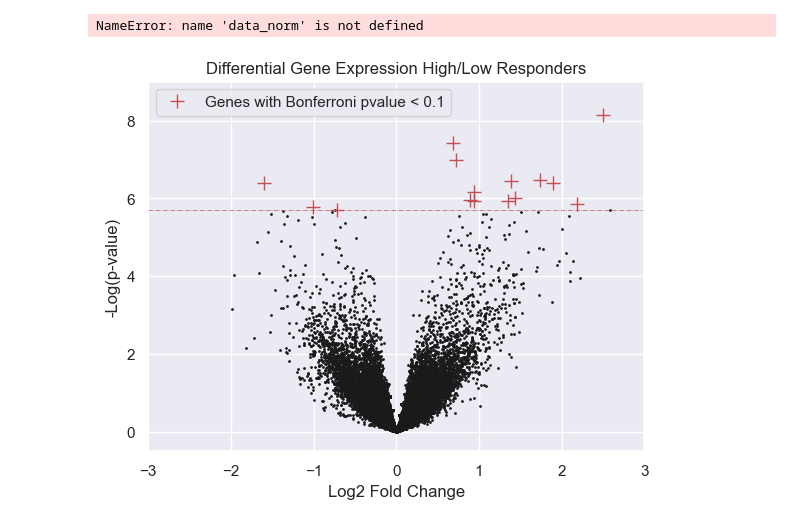
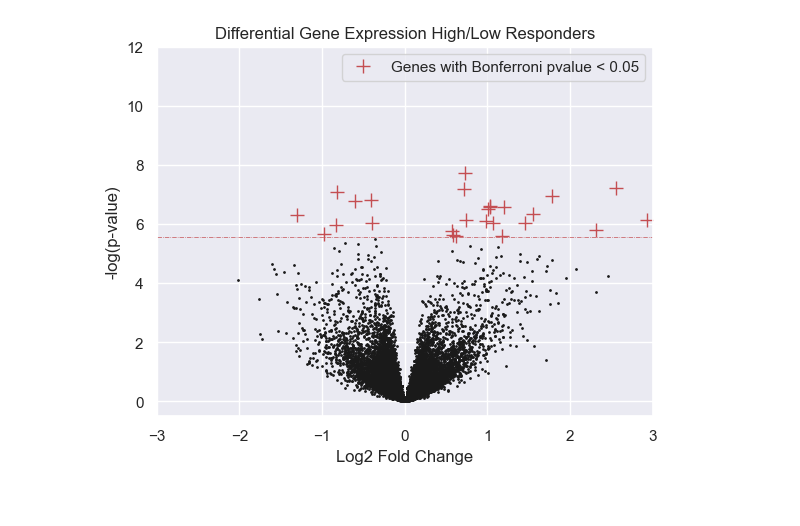
Before and after one commit to simonzzc034/Analysis_PrecisionMedDev, a Jupyter notebook: NGS/differential_expression_analysis.ipynb, the cells around one changed output. Cells and saved outputs as stored; diff of their text form; code cells hidden in the pictures.

```diff
--- a/NGS/differential_expression_analysis.ipynb
+++ b/NGS/differential_expression_analysis.ipynb
@@ -67,5 +180,6 @@ data_norm.dropna(subset=['pvalue_ttest'],inplace=True)
 # %%
-adj = multipletests(data_norm['pvalue_ttest'], method='bonferroni')
-data_norm['pvalue_BF_adjusted'] = adj[1]
+adj = multipletests(data_norm_T['pvalue_ttest'], method='bonferroni')
+data_norm_T['pvalue_BF_adjusted'] = adj[1]
 # %%
-adj = multipletests(data_norm['pvalue_ttest'], method='fdr_bh')
+adj = multipletests(data_norm_T['pvalue_ttest'], method='fdr_bh')
+data_norm_T['pvalue_FDR_adjusted'] = adj[1]
@@ -86,0 +200,3 @@ Index(['Gene.name', 'log2 fold_change', 'pvalue_ttest', 'pvalue_BF_adjusted',
+# %%
+new_index = ['log2_fold_change','mean_low','mean_high','pvalue_ttest', 'pvalue_BF_adjusted', 'pvalue_FDR_adjusted'] + list(data_norm_T.columns[0:231])
+data_norm_T = data_norm_T.reindex(new_index, axis=1)
@@ -86,0 +213,2 @@ Index(['Gene.name', 'log2 fold_change', 'pvalue_ttest', 'pvalue_BF_adjusted',
+# %%
+data_norm_T.iloc[:,list(range(0,3))+list(range(6,237))] = data_norm_T.iloc[:,list(range(0,3))+list(range(6,237))].round(4)
@@ -87,16 +225,16 @@ Index(['Gene.name', 'log2 fold_change', 'pvalue_ttest', 'pvalue_BF_adjusted',
 # %%
-data_norm.to_csv("differential_GE_2.output.txt",sep="\t")
+data_norm_T.to_csv("differential_GE_104.output.txt",sep="\t")
-# %% [output]
-NameError: name 'data_norm' is not defined
 # %%
-plt.plot(data_norm.loc[data_norm['pvalue_BF_adjusted'] >= 0.1,'log2 fold_change'], -np.log10(data_norm.loc[data_norm['pvalue_BF_adjusted'] >= 0.1,'pvalue_ttest']), 'o', color='k', markersize=1)
-plt.plot(data_norm.loc[data_norm['pvalue_BF_adjusted'] < 0.1,'log2 fold_change'], -np.log10(data_norm.loc[data_norm['pvalue_BF_adjusted'] < 0.1,'pvalue_ttest']), '+', color='r', markersize=10, label="Genes with Bonferroni pvalue < 0.1")
+f = plt.figure()
+plt.plot(data_norm_T.loc[data_norm_T['pvalue_BF_adjusted'] >= 0.05,'log2_fold_change'], -np.log10(data_norm_T.loc[data_norm_T['pvalue_BF_adjusted'] >= 0.05,'pvalue_ttest']), 'o', color='k', markersize=1)
+plt.plot(data_norm_T.loc[data_norm_T['pvalue_BF_adjusted'] < 0.05,'log2_fold_change'], -np.log10(data_norm_T.loc[data_norm_T['pvalue_BF_adjusted'] < 0.05,'pvalue_ttest']), '+', color='r', markersize=10, label="Genes with Bonferroni pvalue < 0.05")
 plt.legend()
 plt.xlabel("Log2 Fold Change")
-plt.ylabel("-Log(p-value)")
+plt.ylabel("-log(p-value)")
 plt.xlim(-3,3)
-plt.ylim(-0.5,9)
-plt.axhline(y=-np.log10(1.96e-06), color='r', linestyle='-.',lw=0.5)
-plt.title("Differential Gene Expression High/Low Responders");
+plt.ylim(-0.5,12)
+plt.axhline(y=-np.log10(2.64e-06), color='r', linestyle='-.',lw=0.5)
+plt.title("Differential Gene Expression High/Low Responders")
+f.savefig("DE.Volcano.104.png", bbox_inches='tight', dpi=600)
 # %% [output]
-[figure, old version]
+[figure, new version]
```
Also changed, not shown: parts of 47 cells of this notebook.
